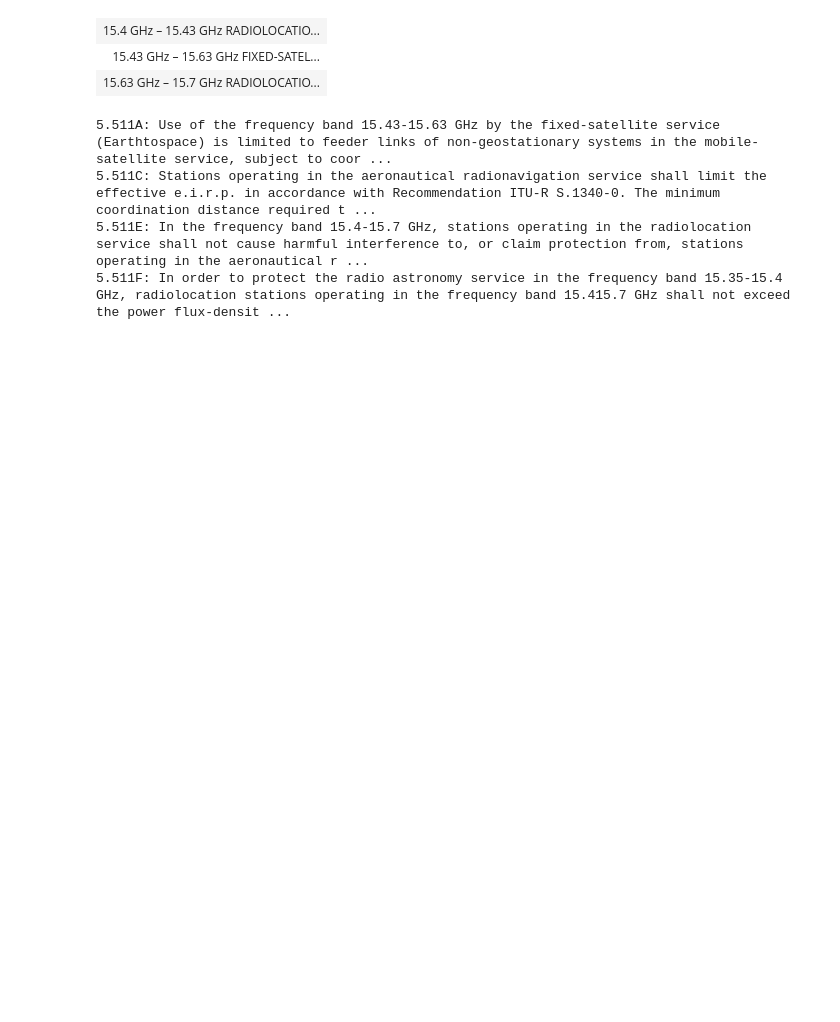
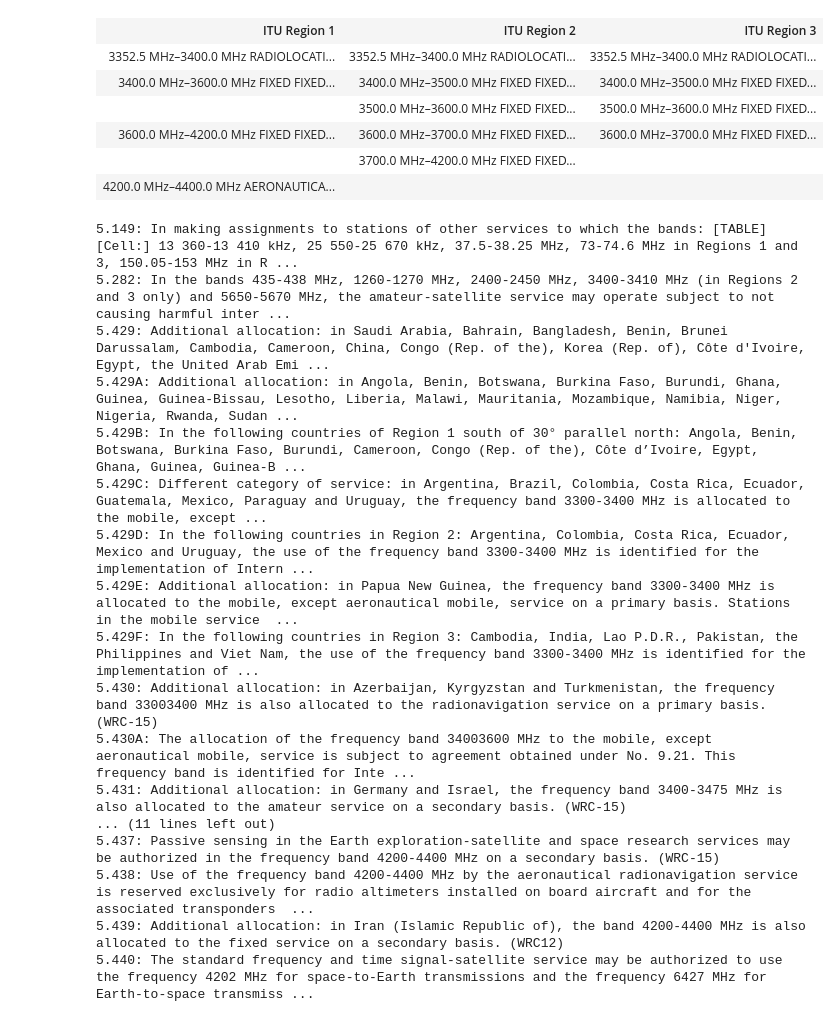
Before and after one commit to njlivesey/pyiturr5etc, a Jupyter notebook: scratch.ipynb, the cells around one changed output. Drawn from its saved outputs; the diff is of its cells as text; code cells hidden in the pictures; blank space fills up the shorter version.

```diff
--- a/scratch.ipynb
+++ b/scratch.ipynb
@@ -2,4 +2,4 @@
 import pyfcctab as fcc
 import astropy.units as units
 # %%
-tables = fcc.load()
+tables = fcc.read()
@@ -6,14 +12,28 @@ tables = fcc.load()
-# %%
-bands = []
-for b in tables.itu:
-    if b.has_footnote("5.511F"):
-        bands.append(b)
-fcc.htmltable(bands, append_footnotes=True)
-# %% [output]
-| 15.4 GHz – 15.43 GHz RADIOLOCATIO... |
-| 15.43 GHz – 15.63 GHz FIXED-SATEL... |
-| 15.63 GHz – 15.7 GHz RADIOLOCATIO... |
-5.511A: Use of the frequency band 15.43-15.63 GHz by the fixed-satellite service (Earthtospace) is limited to feeder links of non-geostationary systems in the mobile-satellite service, subject to coor ...
-5.511C: Stations operating in the aeronautical radionavigation service shall limit the effective e.i.r.p. in accordance with Recommendation ITU-R S.1340-0. The minimum coordination distance required t ...
-5.511E: In the frequency band 15.4-15.7 GHz, stations operating in the radiolocation service shall not cause harmful interference to, or claim protection from, stations operating in the aeronautical r ...
-5.511F: In order to protect the radio astronomy service in the frequency band 15.35-15.4 GHz, radiolocation stations operating in the frequency band 15.415.7 GHz shall not exceed the power flux-densit ...
+# %%
+bands = tables.itu.get_bands(3400*units.MHz, 4040*units.MHz, adjacent=True)
+dummy=fcc.htmltable(bands, append_footnotes=True)
+# %% [output]
+| ITU Region 1 | ITU Region 2 | ITU Region 3 |
+| 3352.5 MHz–3400.0 MHz RADIOLOCATI... | 3352.5 MHz–3400.0 MHz RADIOLOCATI... | 3352.5 MHz–3400.0 MHz RADIOLOCATI... |
+| 3400.0 MHz–3600.0 MHz FIXED FIXED... | 3400.0 MHz–3500.0 MHz FIXED FIXED... | 3400.0 MHz–3500.0 MHz FIXED FIXED... |
+|  | 3500.0 MHz–3600.0 MHz FIXED FIXED... | 3500.0 MHz–3600.0 MHz FIXED FIXED... |
+| 3600.0 MHz–4200.0 MHz FIXED FIXED... | 3600.0 MHz–3700.0 MHz FIXED FIXED... | 3600.0 MHz–3700.0 MHz FIXED FIXED... |
+|  | 3700.0 MHz–4200.0 MHz FIXED FIXED... |  |
+| 4200.0 MHz–4400.0 MHz AERONAUTICA... |  |  |
+5.149: In making assignments to stations of other services to which the bands: [TABLE] [Cell:] 13 360-13 410 kHz, 25 550-25 670 kHz, 37.5-38.25 MHz, 73-74.6 MHz in Regions 1 and 3, 150.05-153 MHz in R ...
+5.282: In the bands 435-438 MHz, 1260-1270 MHz, 2400-2450 MHz, 3400-3410 MHz (in Regions 2 and 3 only) and 5650-5670 MHz, the amateur-satellite service may operate subject to not causing harmful inter ...
+5.429: Additional allocation: in Saudi Arabia, Bahrain, Bangladesh, Benin, Brunei Darussalam, Cambodia, Cameroon, China, Congo (Rep. of the), Korea (Rep. of), Côte d'Ivoire, Egypt, the United Arab Emi ...
+5.429A: Additional allocation: in Angola, Benin, Botswana, Burkina Faso, Burundi, Ghana, Guinea, Guinea-Bissau, Lesotho, Liberia, Malawi, Mauritania, Mozambique, Namibia, Niger, Nigeria, Rwanda, Sudan ...
+5.429B: In the following countries of Region 1 south of 30° parallel north: Angola, Benin, Botswana, Burkina Faso, Burundi, Cameroon, Congo (Rep. of the), Côte d’Ivoire, Egypt, Ghana, Guinea, Guinea-B ...
+5.429C: Different category of service: in Argentina, Brazil, Colombia, Costa Rica, Ecuador, Guatemala, Mexico, Paraguay and Uruguay, the frequency band 3300-3400 MHz is allocated to the mobile, except ...
+5.429D: In the following countries in Region 2: Argentina, Colombia, Costa Rica, Ecuador, Mexico and Uruguay, the use of the frequency band 3300-3400 MHz is identified for the implementation of Intern ...
+5.429E: Additional allocation: in Papua New Guinea, the frequency band 3300-3400 MHz is allocated to the mobile, except aeronautical mobile, service on a primary basis. Stations in the mobile service  ...
+5.429F: In the following countries in Region 3: Cambodia, India, Lao P.D.R., Pakistan, the Philippines and Viet Nam, the use of the frequency band 3300-3400 MHz is identified for the implementation of ...
+5.430: Additional allocation: in Azerbaijan, Kyrgyzstan and Turkmenistan, the frequency band 33003400 MHz is also allocated to the radionavigation service on a primary basis. (WRC-15)
+5.430A: The allocation of the frequency band 34003600 MHz to the mobile, except aeronautical mobile, service is subject to agreement obtained under No. 9.21. This frequency band is identified for Inte ...
+5.431: Additional allocation: in Germany and Israel, the frequency band 3400-3475 MHz is also allocated to the amateur service on a secondary basis. (WRC-15)
+... (11 lines left out)
+5.437: Passive sensing in the Earth exploration-satellite and space research services may be authorized in the frequency band 4200-4400 MHz on a secondary basis. (WRC-15)
+5.438: Use of the frequency band 4200-4400 MHz by the aeronautical radionavigation service is reserved exclusively for radio altimeters installed on board aircraft and for the associated transponders  ...
+5.439: Additional allocation: in Iran (Islamic Republic of), the band 4200-4400 MHz is also allocated to the fixed service on a secondary basis. (WRC12)
+5.440: The standard frequency and time signal-satellite service may be authorized to use the frequency 4202 MHz for space-to-Earth transmissions and the frequency 6427 MHz for Earth-to-space transmiss ...
```
Also changed, not shown: parts of 1 cell of this notebook, 16 other files.
